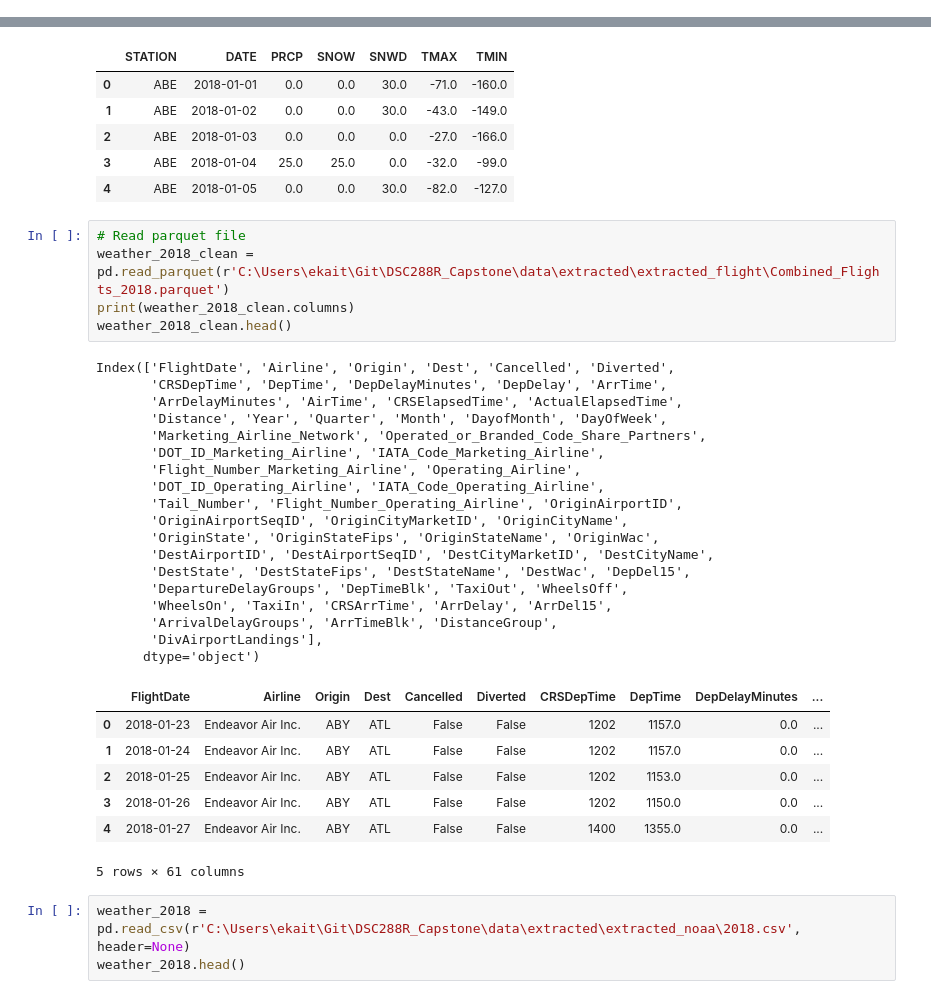
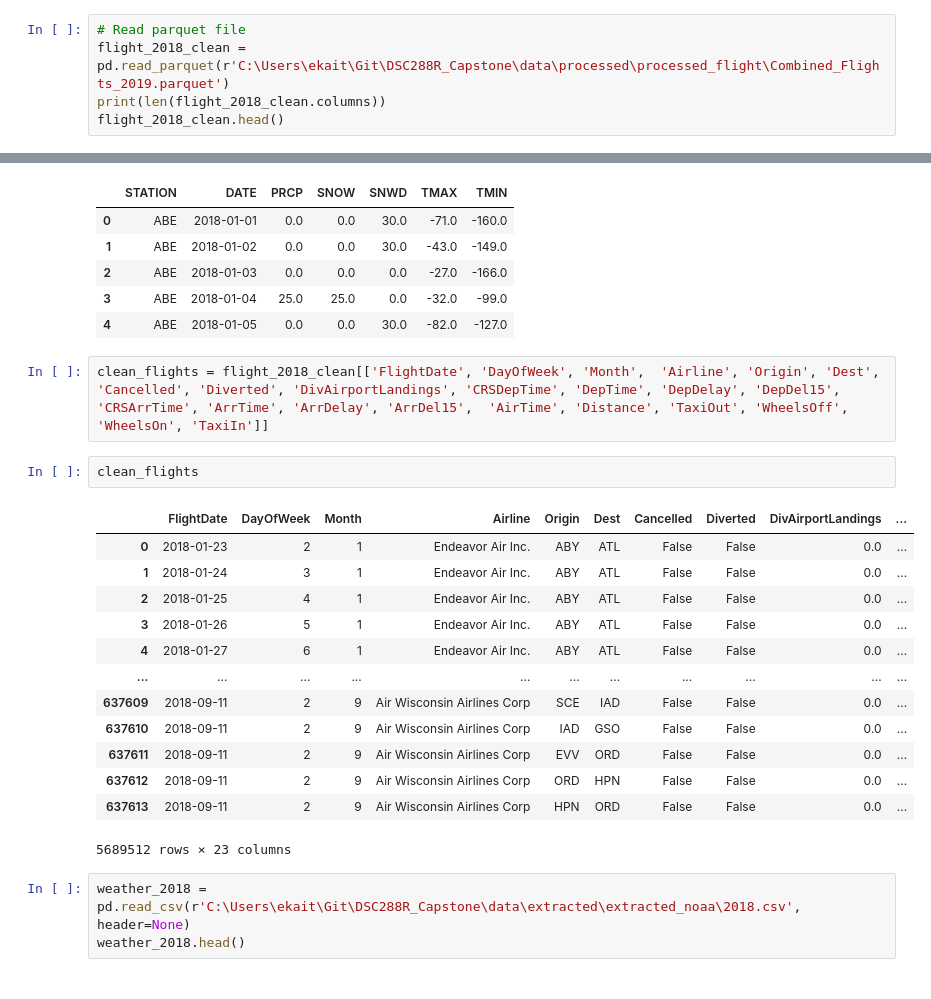
Before and after one commit to ekrichards/DSC288R_Capstone, a Jupyter notebook: notebooks/er.ipynb, the cells around one changed output, grey strips where cells are left out. Saved outputs shown, nothing was run; the diff lists cells and outputs as text.

```diff
--- a/notebooks/er.ipynb
+++ b/notebooks/er.ipynb
@@ -11,0 +41,5 @@ import seaborn as sns
+# %%
+# Read parquet file
+flight_2018_clean = pd.read_parquet(r'C:\Users\ekait\Git\DSC288R_Capstone\data\processed\processed_flight\Combined_Flights_2019.parquet')
+print(len(flight_2018_clean.columns))
+flight_2018_clean.head()
@@ -22,37 +91,24 @@ Index(['STATION', 'DATE', 'PRCP', 'SNOW', 'SNWD', 'TMAX', 'TMIN'], dtype='object
 | 2 | ABE | 2018-01-03 | 0.0 | 0.0 | 0.0 | -27.0 | -166.0 |
 | 3 | ABE | 2018-01-04 | 25.0 | 25.0 | 0.0 | -32.0 | -99.0 |
 | 4 | ABE | 2018-01-05 | 0.0 | 0.0 | 30.0 | -82.0 | -127.0 |
-# %%
-# Read parquet file
-weather_2018_clean = pd.read_parquet(r'C:\Users\ekait\Git\DSC288R_Capstone\data\extracted\extracted_flight\Combined_Flights_2018.parquet')
-print(weather_2018_clean.columns)
-weather_2018_clean.head()
-# %% [output]
-Index(['FlightDate', 'Airline', 'Origin', 'Dest', 'Cancelled', 'Diverted',
-       'CRSDepTime', 'DepTime', 'DepDelayMinutes', 'DepDelay', 'ArrTime',
-       'ArrDelayMinutes', 'AirTime', 'CRSElapsedTime', 'ActualElapsedTime',
-       'Distance', 'Year', 'Quarter', 'Month', 'DayofMonth', 'DayOfWeek',
-       'Marketing_Airline_Network', 'Operated_or_Branded_Code_Share_Partners',
-       'DOT_ID_Marketing_Airline', 'IATA_Code_Marketing_Airline',
-       'Flight_Number_Marketing_Airline', 'Operating_Airline',
-       'DOT_ID_Operating_Airline', 'IATA_Code_Operating_Airline',
-       'Tail_Number', 'Flight_Number_Operating_Airline', 'OriginAirportID',
-       'OriginAirportSeqID', 'OriginCityMarketID', 'OriginCityName',
-       'OriginState', 'OriginStateFips', 'OriginStateName', 'OriginWac',
-       'DestAirportID', 'DestAirportSeqID', 'DestCityMarketID', 'DestCityName',
-       'DestState', 'DestStateFips', 'DestStateName', 'DestWac', 'DepDel15',
-       'DepartureDelayGroups', 'DepTimeBlk', 'TaxiOut', 'WheelsOff',
-       'WheelsOn', 'TaxiIn', 'CRSArrTime', 'ArrDelay', 'ArrDel15',
-       'ArrivalDelayGroups', 'ArrTimeBlk', 'DistanceGroup',
-       'DivAirportLandings'],
-      dtype='object')
-|  | FlightDate | Airline | Origin | Dest | Cancelled | Diverted | CRSDepTime | DepTime | DepDelayMinutes | ... |
-| 0 | 2018-01-23 | Endeavor Air Inc. | ABY | ATL | False | False | 1202 | 1157.0 | 0.0 | ... |
-| 1 | 2018-01-24 | Endeavor Air Inc. | ABY | ATL | False | False | 1202 | 1157.0 | 0.0 | ... |
-| 2 | 2018-01-25 | Endeavor Air Inc. | ABY | ATL | False | False | 1202 | 1153.0 | 0.0 | ... |
-| 3 | 2018-01-26 | Endeavor Air Inc. | ABY | ATL | False | False | 1202 | 1150.0 | 0.0 | ... |
-| 4 | 2018-01-27 | Endeavor Air Inc. | ABY | ATL | False | False | 1400 | 1355.0 | 0.0 | ... |
-5 rows × 61 columns
+# %%
+clean_flights = flight_2018_clean[['FlightDate', 'DayOfWeek', 'Month',  'Airline', 'Origin', 'Dest', 'Cancelled', 'Diverted', 'DivAirportLandings', 'CRSDepTime', 'DepTime', 'DepDelay', 'DepDel15', 'CRSArrTime', 'ArrTime', 'ArrDelay', 'ArrDel15',  'AirTime', 'Distance', 'TaxiOut', 'WheelsOff', 'WheelsOn', 'TaxiIn']]
+# %%
+clean_flights
+# %% [output]
+|  | FlightDate | DayOfWeek | Month | Airline | Origin | Dest | Cancelled | Diverted | DivAirportLandings | ... |
+| 0 | 2018-01-23 | 2 | 1 | Endeavor Air Inc. | ABY | ATL | False | False | 0.0 | ... |
+| 1 | 2018-01-24 | 3 | 1 | Endeavor Air Inc. | ABY | ATL | False | False | 0.0 | ... |
+| 2 | 2018-01-25 | 4 | 1 | Endeavor Air Inc. | ABY | ATL | False | False | 0.0 | ... |
+| 3 | 2018-01-26 | 5 | 1 | Endeavor Air Inc. | ABY | ATL | False | False | 0.0 | ... |
+| 4 | 2018-01-27 | 6 | 1 | Endeavor Air Inc. | ABY | ATL | False | False | 0.0 | ... |
+| ... | ... | ... | ... | ... | ... | ... | ... | ... | ... | ... |
+| 637609 | 2018-09-11 | 2 | 9 | Air Wisconsin Airlines Corp | SCE | IAD | False | False | 0.0 | ... |
+| 637610 | 2018-09-11 | 2 | 9 | Air Wisconsin Airlines Corp | IAD | GSO | False | False | 0.0 | ... |
+| 637611 | 2018-09-11 | 2 | 9 | Air Wisconsin Airlines Corp | EVV | ORD | False | False | 0.0 | ... |
+| 637612 | 2018-09-11 | 2 | 9 | Air Wisconsin Airlines Corp | ORD | HPN | False | False | 0.0 | ... |
+| 637613 | 2018-09-11 | 2 | 9 | Air Wisconsin Airlines Corp | HPN | ORD | False | False | 0.0 | ... |
+5689512 rows × 23 columns
 # %%
 weather_2018 = pd.read_csv(r'C:\Users\ekait\Git\DSC288R_Capstone\data\extracted\extracted_noaa\2018.csv', header=None)
 weather_2018.head()
```
Also changed, not shown: parts of 6 cells of this notebook, 5 other files.
